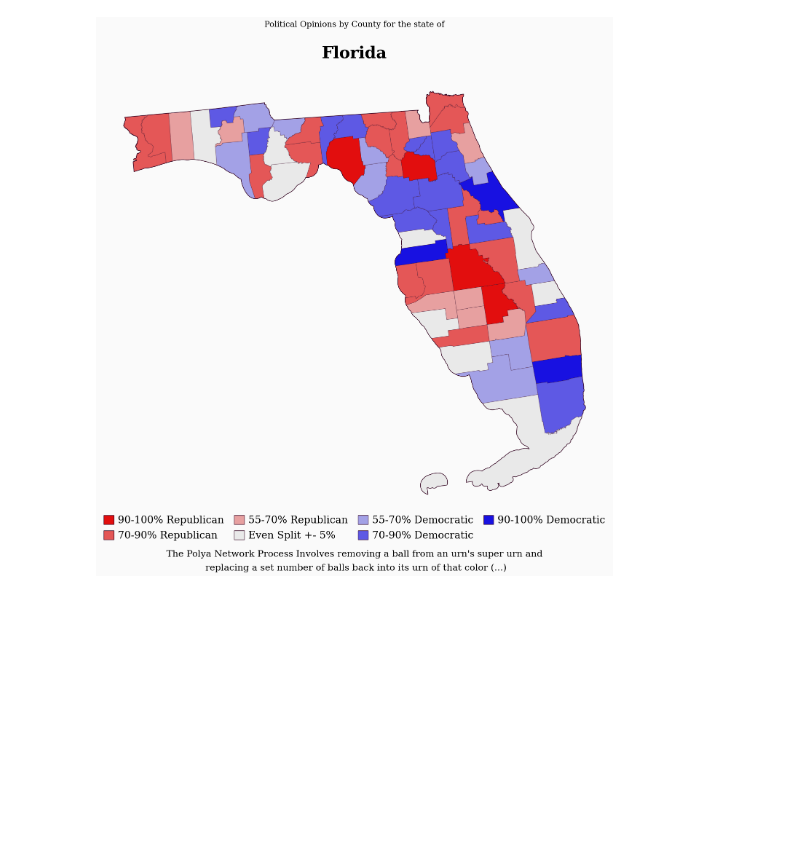
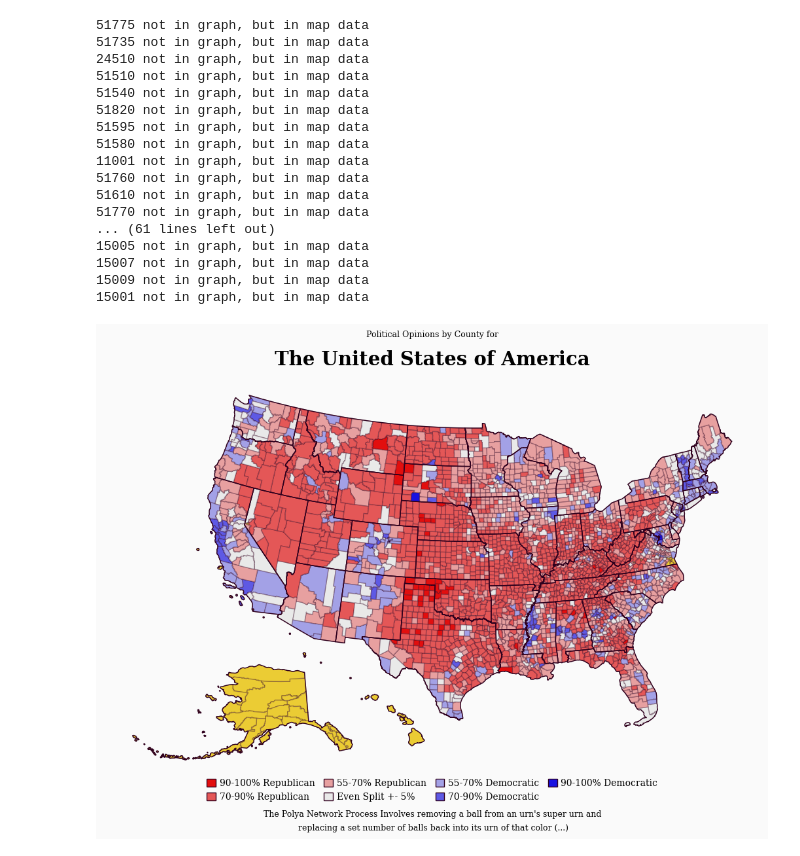
Before and after one commit to elliot645/MTHE493-5, a Jupyter notebook: main.ipynb, the cells around one changed output. Drawn from its saved outputs; the diff is of its cells as text; code cells hidden in the pictures; blank space fills up the shorter version.

```diff
--- a/main.ipynb
+++ b/main.ipynb
@@ -28,25 +55,22 @@ county_graph = Graph()
-# %%
-for county in neighbours:
-    county_name = county_fips.loc[(county[:2],county[2:])]['CTYNAME']
-    state_name = county_fips.loc[(county[:2],county[2:])]['STNAME']
-    #print(f"{state_name} {county_name}")
-
-    population = random.uniform(500,10000)  #Eventually, will be = populations[state][county]
-    red = int(random.uniform(0,population)) # red = profile(2)
-    blue = population - red
-    county_graph.add_node(Node(
-            id=county,
-            county=county_name,
-            state=state_name,
-            red=red,
-            blue=blue,
-            population=population,
-            neighbours = neighbours[county],
-            reinforcement_parameter=10 #This is the initial reinforcement parameter. Will be overwritten once we have the birth function going.
-    ))
 # %%
 #Display Graph Before Simulation
-county_graph.visualize_map(state_to_graph,20)
-#county_graph.graph_node_opinions(state_to_graph)
+county_graph.visualize_map(title_size=21,legend_size=10,annotation_size=9,image_size=13)
 # %% [output]
+51775 not in graph, but in map data
+51735 not in graph, but in map data
+24510 not in graph, but in map data
+51510 not in graph, but in map data
+51540 not in graph, but in map data
+51820 not in graph, but in map data
+51595 not in graph, but in map data
+51580 not in graph, but in map data
+11001 not in graph, but in map data
+51760 not in graph, but in map data
+51610 not in graph, but in map data
+51770 not in graph, but in map data
+... (61 lines left out)
+15005 not in graph, but in map data
+15007 not in graph, but in map data
+15009 not in graph, but in map data
+15001 not in graph, but in map data
-[figure, old version]
+[figure, new version]
```
Also changed, not shown: parts of 4 cells of this notebook.
